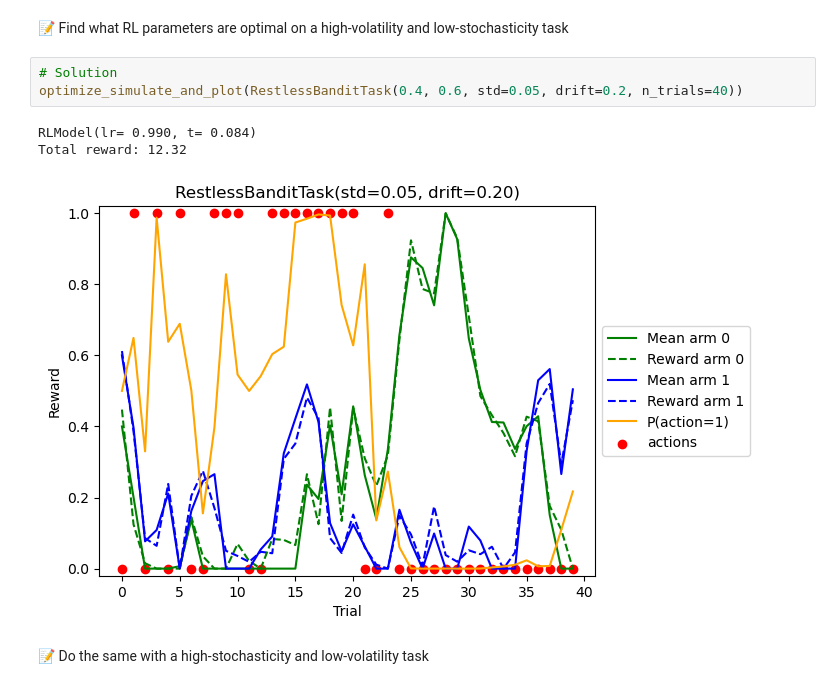
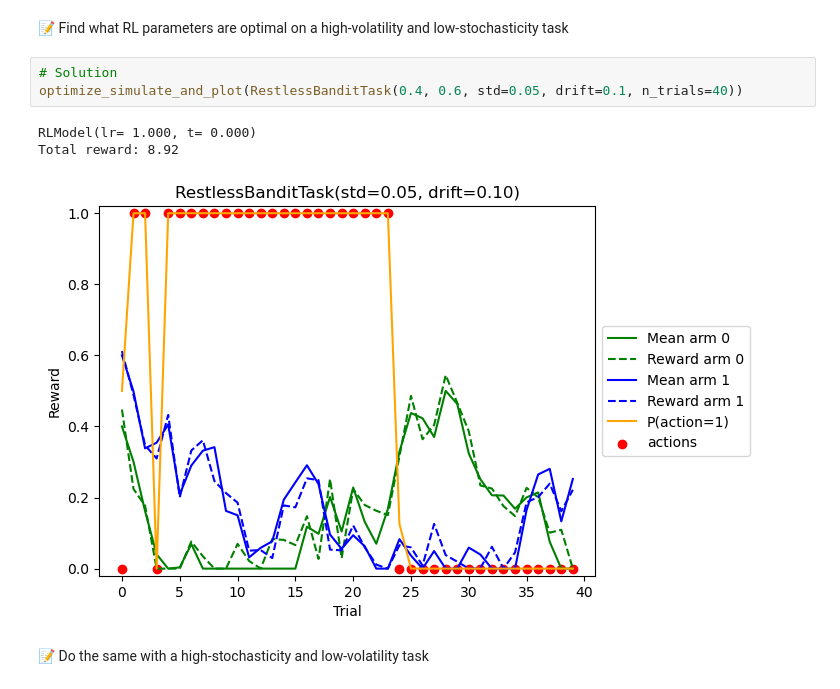
Before and after one commit to easiryne/cognitive-modeling-lab, a Jupyter notebook: TD_4/td4_solution.ipynb, the cells around one changed output. Saved outputs shown, nothing was run; the diff lists cells and outputs as text.

```diff
--- a/TD_4/td4_solution.ipynb
+++ b/TD_4/td4_solution.ipynb
@@ -643,11 +643,11 @@ The drift parameter determines the **volatility** of the task and the std parame
 📝 Find what RL parameters are optimal on a high-volatility and low-stochasticity task
 # %%
 # Solution
-optimize_simulate_and_plot(RestlessBanditTask(0.4, 0.6, std=0.05, drift=0.2, n_trials=40))
+optimize_simulate_and_plot(RestlessBanditTask(0.4, 0.6, std=0.05, drift=0.1, n_trials=40))
 # %% [output]
-RLModel(lr= 0.990, t= 0.084)
-Total reward: 12.32
+RLModel(lr= 1.000, t= 0.000)
+Total reward: 8.92
-[figure, old version]
+[figure, new version]
 # %% [markdown]
 📝 Do the same with a high-stochasticity and low-volatility task
 # %%
```
Also changed, not shown: parts of 24 cells of this notebook.
